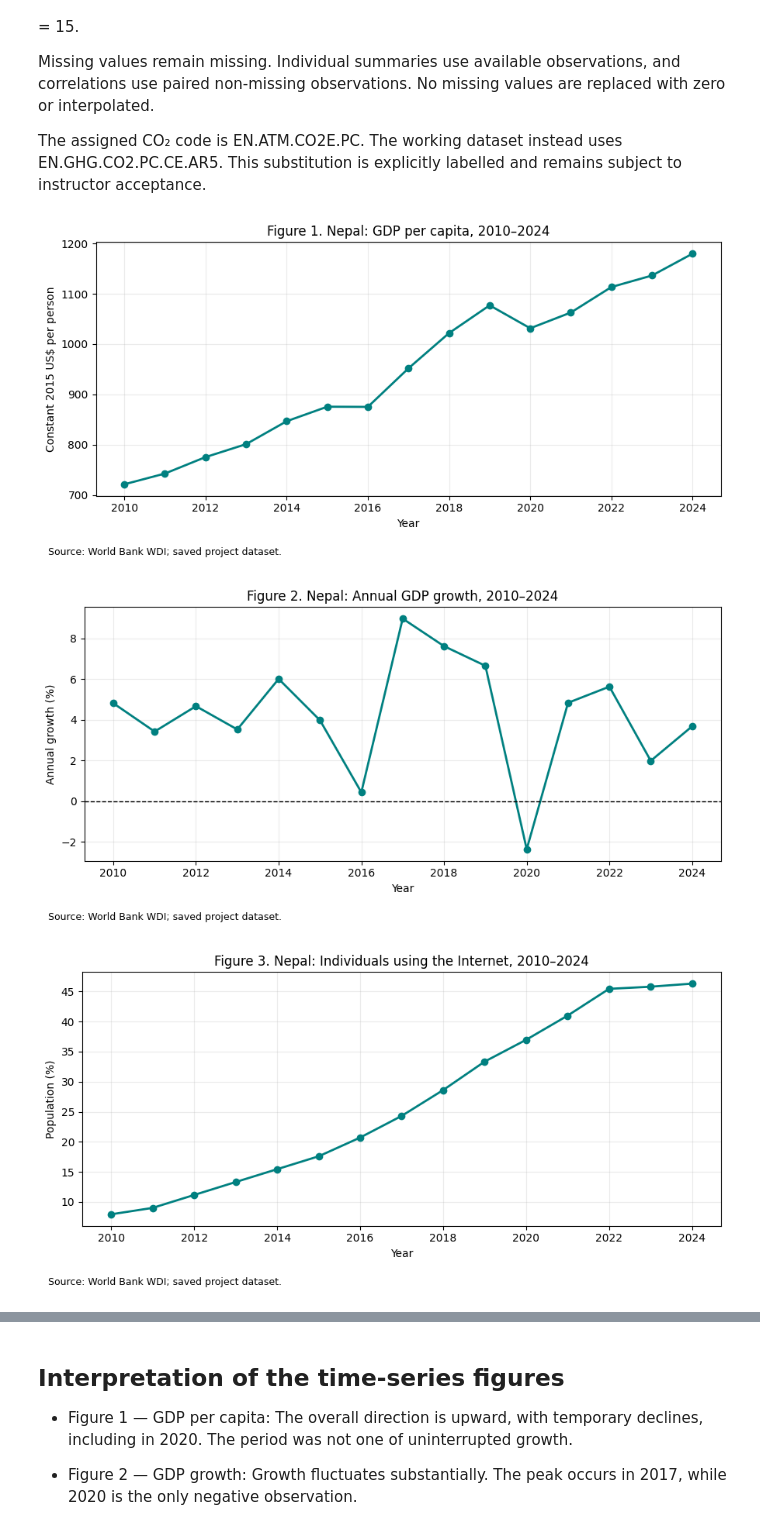
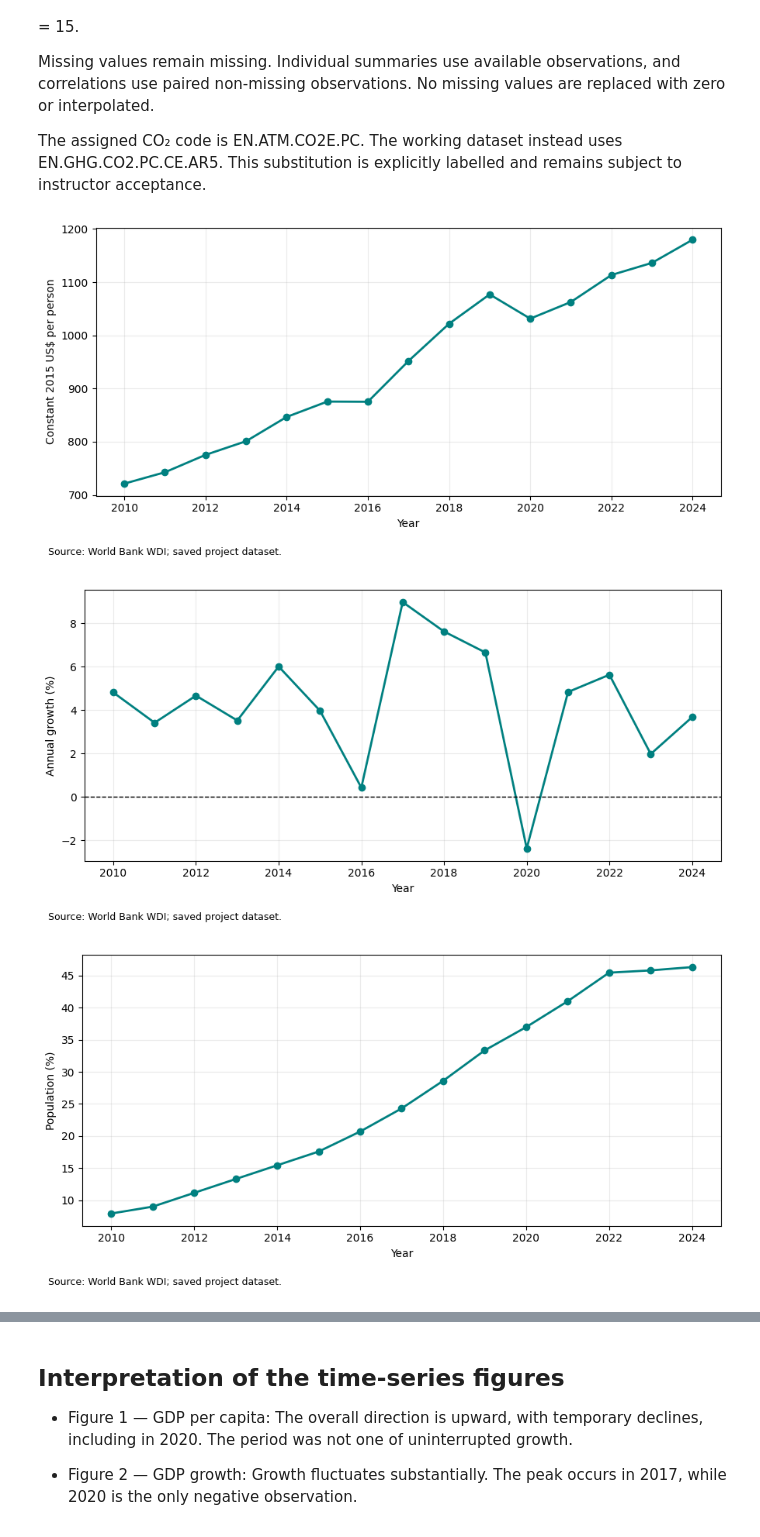
Before and after one commit to rbhdsks/HS-Statistical-Inference-Assignment-2026, a Jupyter notebook: notebooks/02_descriptive_and_graphical_analysis.ipynb, the cells around one changed output, grey strips where cells are left out. Saved outputs shown, nothing was run; the diff lists cells and outputs as text; code cells hidden in the pictures.

```diff
--- a/notebooks/02_descriptive_and_graphical_analysis.ipynb
+++ b/notebooks/02_descriptive_and_graphical_analysis.ipynb
@@ -383,39 +383,37 @@ for figure_number, (column, title, ylabel) in enumerate(
         marker="o",
         linewidth=2,
         color="teal",
     )
 
-    ax.set_title(
-        f"Figure {figure_number}. Nepal: {title}, 2010–2024"
-    )
+
     ax.set_xlabel("Year")
     ax.set_ylabel(ylabel)
     ax.set_xticks(range(2010, 2025, 2))
     ax.grid(alpha=0.25)
 
     if column == "GDP_growth":
         ax.axhline(0, color="black", linewidth=1, linestyle="--")
 
     fig.text(
         0.02, 0.02,
         "Source: World Bank WDI; saved project dataset.",
         fontsize=9,
     )
 
     fig.tight_layout(rect=[0, 0.06, 1, 1])
 
     fig.savefig(
         FIGURE_DIR / f"figure_{figure_number:02d}_{column}.png",
         dpi=300,
         bbox_inches="tight",
     )
 
     plt.show()
     plt.close(fig)
 # %% [output]
-[figure, old version]
+[figure, new version]
-[figure, old version]
+[figure, new version]
-[figure, old version]
+[figure, new version]
 # %%
 import matplotlib.pyplot as plt
 from matplotlib.ticker import MaxNLocator
```
Also changed, not shown: parts of 5 cells of this notebook, 18 other files.
